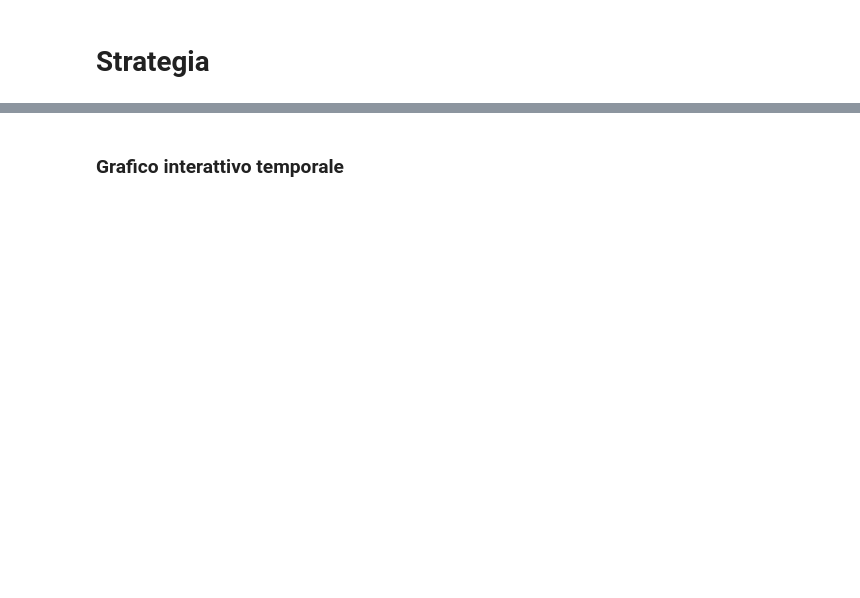
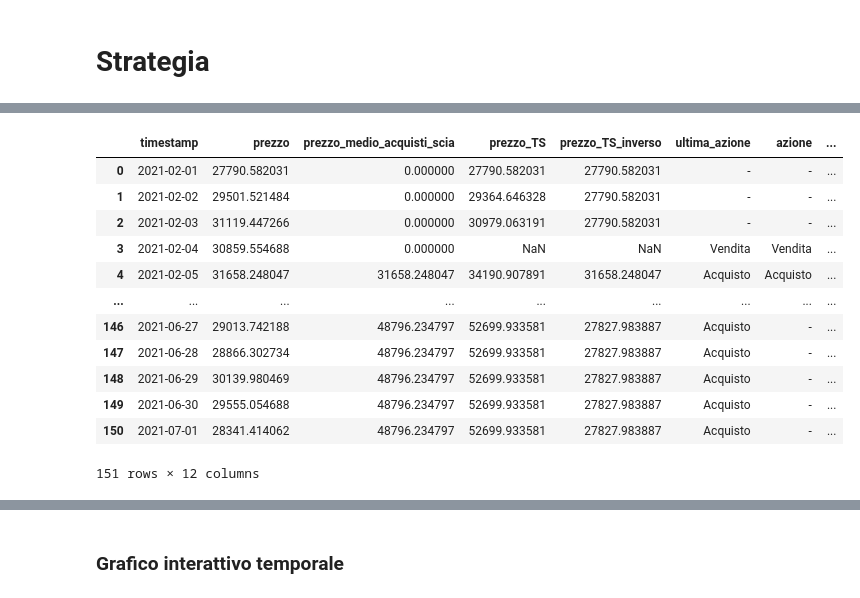
Before and after one commit to AleImbri/Crypto-strategies-simulations, a Jupyter notebook: Trading con doppio trailing stop variabile.ipynb, the cells around one changed output, grey strips where cells are left out. Saved outputs shown, nothing was run; the diff lists cells and outputs as text; code cells hidden in the pictures; blank space fills up the shorter version.

```diff
--- a/Trading con doppio trailing stop variabile.ipynb
+++ b/Trading con doppio trailing stop variabile.ipynb
@@ -231,3 +245,44 @@ df_transazioni
+# %%
+liquidità_iniziale=0
+bitcoin_iniziali=0.02478146
+perc_primo_acquisto=0.5
+perc_prima_vendita=0.5
+perc_TS=0.08
+perc_TS_inverso_setting=0.05
+A_a = 0.1
+B_a = 0.15
+A_v = 0.1
+B_v = 0.15
+
+df_transazioni = trading_doppio_TS(
+    dati=dati,
+    liquidità_iniziale=liquidità_iniziale,
+    bitcoin_iniziali=bitcoin_iniziali,
+    perc_primo_acquisto=perc_primo_acquisto,
+    perc_prima_vendita=perc_prima_vendita,
+    perc_TS=perc_TS,
+    perc_TS_inverso_setting=perc_TS_inverso_setting,
+    A_a = A_a,
+    B_a = B_a,
+    A_v = A_v,
+    B_v = B_v
+)
+
+df_transazioni
+# %% [output]
+|  | timestamp | prezzo | prezzo_medio_acquisti_scia | prezzo_TS | prezzo_TS_inverso | ultima_azione | azione | ... |
+| 0 | 2021-02-01 | 27790.582031 | 0.000000 | 27790.582031 | 27790.582031 | - | - | ... |
+| 1 | 2021-02-02 | 29501.521484 | 0.000000 | 29364.646328 | 27790.582031 | - | - | ... |
+| 2 | 2021-02-03 | 31119.447266 | 0.000000 | 30979.063191 | 27790.582031 | - | - | ... |
+| 3 | 2021-02-04 | 30859.554688 | 0.000000 | NaN | NaN | Vendita | Vendita | ... |
+| 4 | 2021-02-05 | 31658.248047 | 31658.248047 | 34190.907891 | 31658.248047 | Acquisto | Acquisto | ... |
+| ... | ... | ... | ... | ... | ... | ... | ... | ... |
+| 146 | 2021-06-27 | 29013.742188 | 48796.234797 | 52699.933581 | 27827.983887 | Acquisto | - | ... |
+| 147 | 2021-06-28 | 28866.302734 | 48796.234797 | 52699.933581 | 27827.983887 | Acquisto | - | ... |
+| 148 | 2021-06-29 | 30139.980469 | 48796.234797 | 52699.933581 | 27827.983887 | Acquisto | - | ... |
+| 149 | 2021-06-30 | 29555.054688 | 48796.234797 | 52699.933581 | 27827.983887 | Acquisto | - | ... |
+| 150 | 2021-07-01 | 28341.414062 | 48796.234797 | 52699.933581 | 27827.983887 | Acquisto | - | ... |
+151 rows × 12 columns
 # %%
 df_transazioni['valore_totale_portafoglio'].iloc[-1] / df_transazioni['valore_totale_portafoglio'].iloc[0]
 # %% [output]
```
Also changed, not shown: parts of 17 cells of this notebook, 4 other files.
